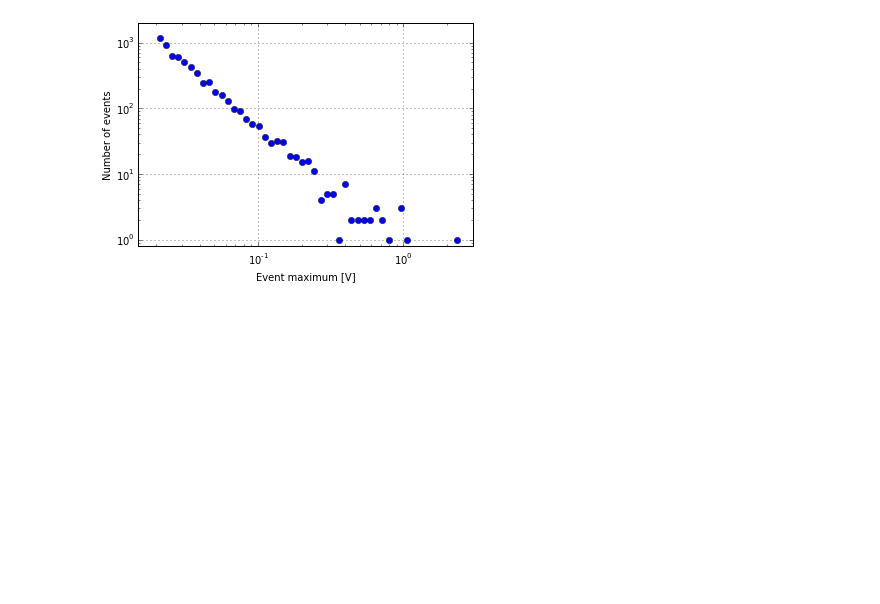
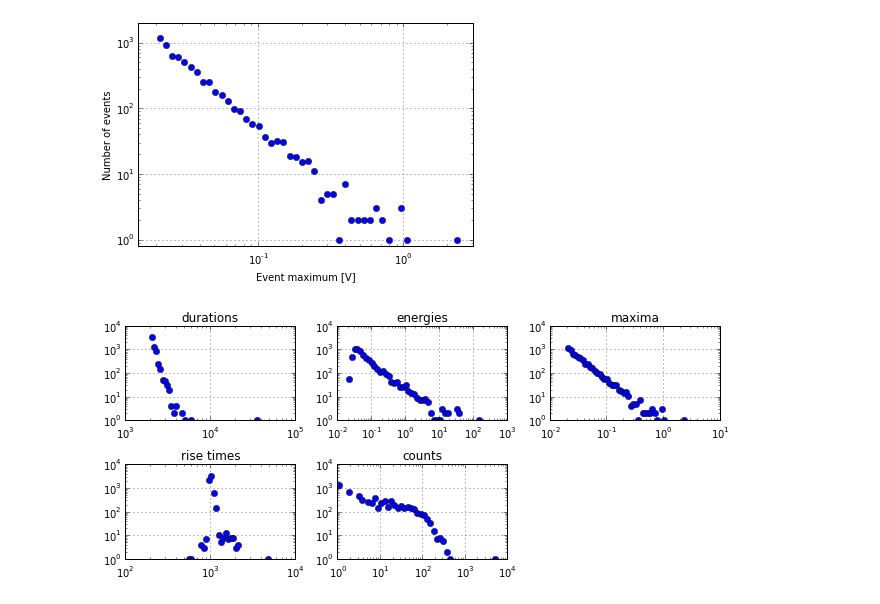
Before and after one commit to jove1/ae, a Jupyter notebook: doc/example.ipynb, the cells around one changed output. Drawn from its saved outputs; the diff is of its cells as text; code cells hidden in the pictures; blank space fills up the shorter version.

```diff
--- a/doc/example.ipynb
+++ b/doc/example.ipynb
@@ -35,3 +35,15 @@ ylim(0.8,2000)
 grid(True)
 # %% [output]
 [figure]
+# %%
+figure(figsize=(9,4))
+for i,l in enumerate("durations energies maxima rise_times counts".split()):
+    subplot(2,3,i+1)
+    title(l.replace("_"," "))
+    hist, bins = ae.loghist(getattr(events,l))
+    plot( (bins[1:]+bins[:-1])/2, hist, "o")
+    loglog()
+    grid(True)
+tight_layout()
+# %% [output]
+[figure, added]
```
Also changed, not shown: parts of 5 cells of this notebook.
